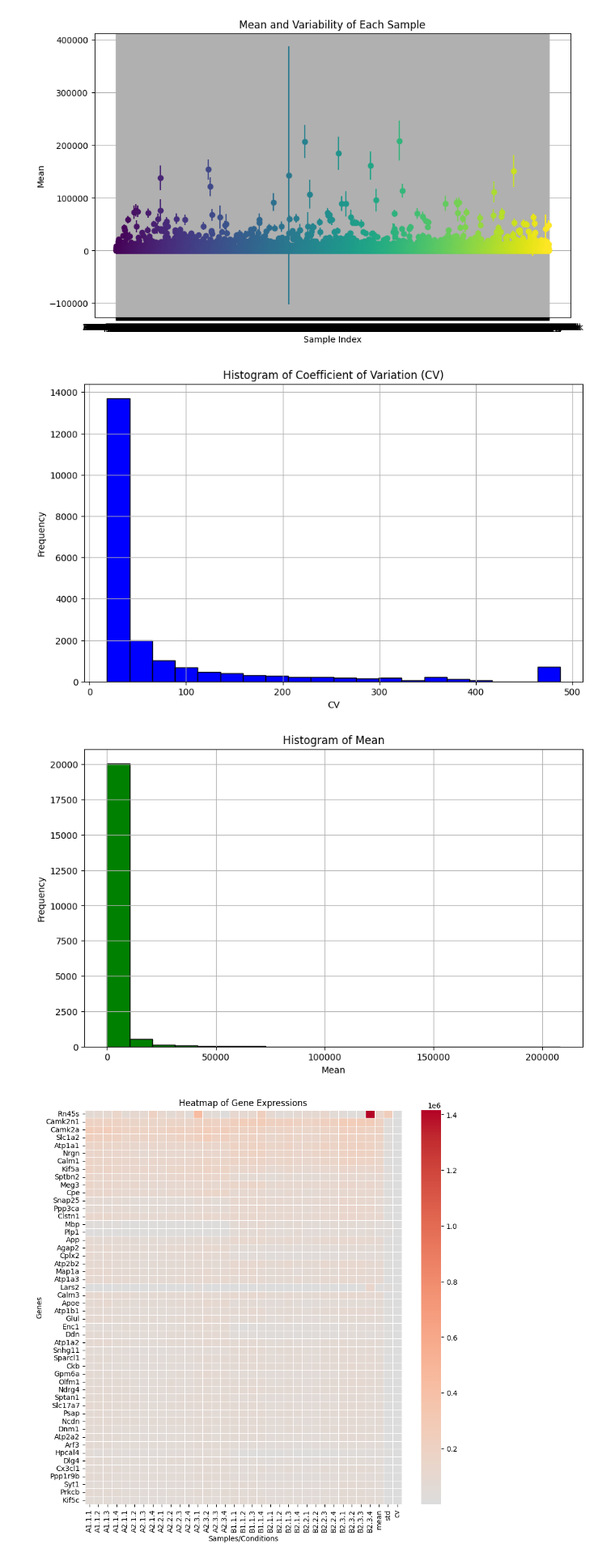
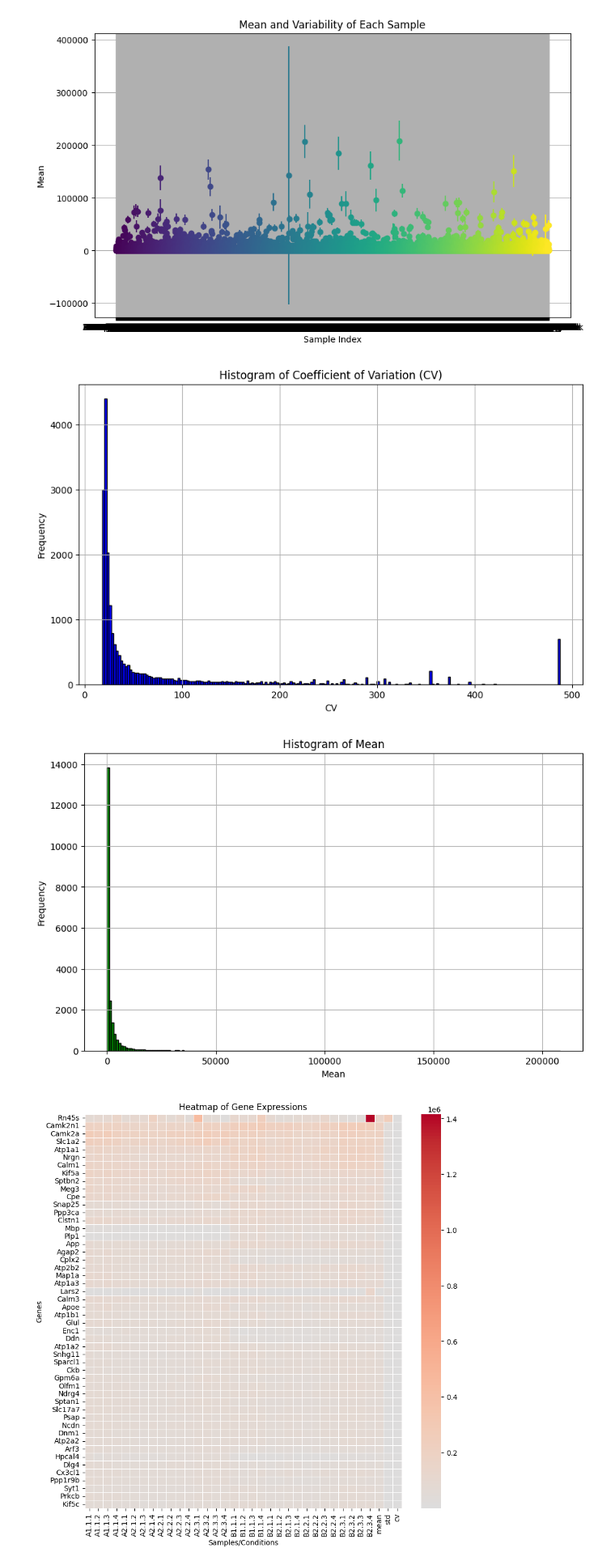
Before and after one commit to Finebouche/transcriptome_dataset, a Jupyter notebook: analysis.ipynb, the cells around one changed output. Shown: that part at 81% size. Saved outputs shown, nothing was run; the diff lists cells and outputs as text; code cells hidden in the pictures.

```diff
--- a/analysis.ipynb
+++ b/analysis.ipynb
@@ -62,24 +62,24 @@ plt.show()
 # %%
 # Plotting histogram for df['cv']
 plt.figure(figsize=(10,6))
-plt.hist(df['cv'], bins=20, color='blue', edgecolor='black')
+plt.hist(df['cv'], bins=200, color='blue', edgecolor='black')
 plt.title('Histogram of Coefficient of Variation (CV)')
 plt.xlabel('CV')
 plt.ylabel('Frequency')
 plt.grid(True)
 plt.show()
 
 # Plotting histogram for df['mean']
 plt.figure(figsize=(10,6))
-plt.hist(df['mean'], bins=20, color='green', edgecolor='black')
+plt.hist(df['mean'], bins=200, color='green', edgecolor='black')
 plt.title('Histogram of Mean')
 plt.xlabel('Mean')
 plt.ylabel('Frequency')
 plt.grid(True)
 plt.show()
 # %% [output]
-[figure, old version]
+[figure, new version]
-[figure, old version]
+[figure, new version]
 # %%
 import seaborn as sns
 
```
Also changed, not shown: parts of 8 cells of this notebook, 2 other files.
